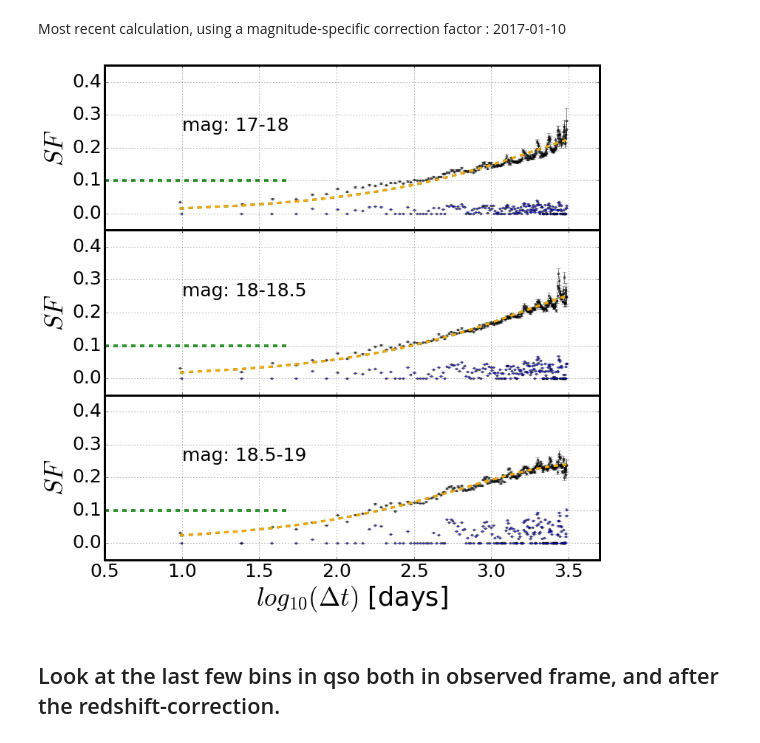
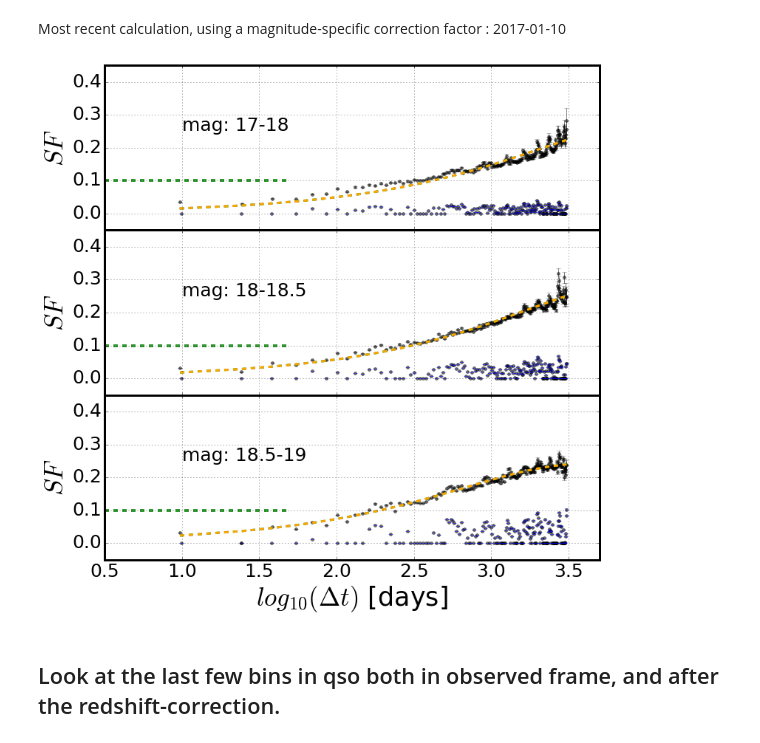
Before and after one commit to suberlak/CRTS_PROJECT, a Jupyter notebook: F_Fig_4_SF_three_panels.ipynb, the cells around one changed output. Drawn from its saved outputs; the diff is of its cells as text; code cells hidden in the pictures.

```diff
--- a/F_Fig_4_SF_three_panels.ipynb
+++ b/F_Fig_4_SF_three_panels.ipynb
@@ -335,7 +335,7 @@ lh_st  = '--' # horizontal line style
 lh_al  = 0.5  # horizontal line alpha parameter
 
 # dot size
-p_size = 7
+p_size = 14 #7
 p_al   = 0.5
 
 # y limits for SF panels
@@ -398,34 +398,34 @@ for i in range(len(Min_arr)):
 for i in range(len(Min_arr)) :
 
     ax[i].text(1.0, 0.25, 'mag: '+str(Min_arr[i])+'-'+str(Max_arr[i]) )
 
     ax[i].set_ylabel(r'$SF$')
     ax[i].set_ylim(bottom=y_bott, top=y_top)
     ax[i].set_xlim(left=x_left, right=x_right)
     ax[i].grid()
     ax[i].hlines(y=0.1, xmin =0.5, xmax=1.7, color='green', lw = 4, linestyle = '--' , alpha = 0.8  )
 
     ax[i].set_yticks([0,0.1,0.2,0.3,0.4])
     ax[i].set_yticklabels(['0.0','0.1', '0.2', '0.3', '0.4'])
 
 axbox = ax[0].get_position()
 x_value=0.3
 y_value=0.15
 legend = ax[0].legend(fancybox=True,loc=(axbox.x0 + x_value, axbox.y0 - y_value), fontsize=25)
 #rcParams['legend.numpoints'] = 1
 #legend.get_frame().set_edgecolor('1.0')
 #legend.get_frame().set_alpha(0.5)
 #plt.rc('legend',**{'fontsize':16})
 #plt.setp(plt.gca().get_legend().get_texts(), fontsize='12')
 
 ax[-1].set_xlabel(r'$log_{10} (\Delta {t})$ [days]')
 
 #ax[-1].set_xlabel(r'$\log_{10}{\tau}$', fontsize=20)
 
 plt.savefig(outDir+'Fig_4_SF_QSO_starsB_r_cut.png')
 plt.show()
 # %% [output]
-[figure, old version]
+[figure, new version]
 # %% [markdown]
 ## Look at the last few bins in qso both in observed frame, and after the redshift-correction.
 # %%
```
Also changed, not shown: parts of 3 cells of this notebook, 1 other file.
